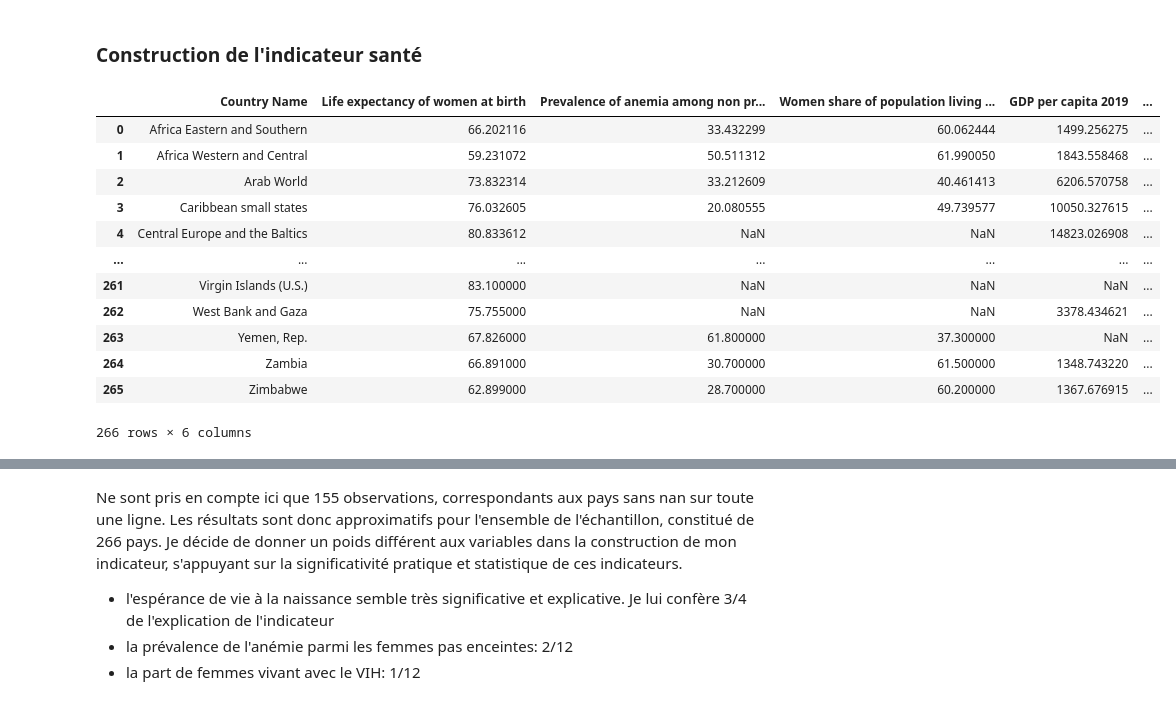
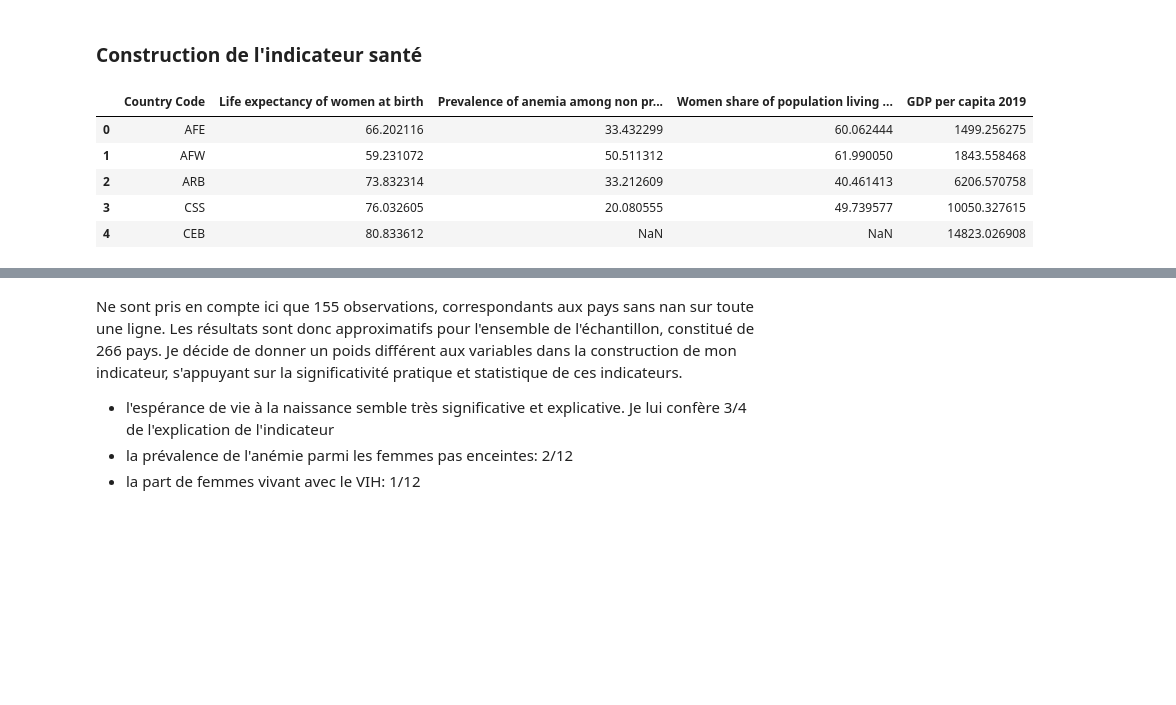
Before and after one commit to cmllbll/Gender-Inequalities-and-Development, a Jupyter notebook: Projet Python.ipynb, the cells around one changed output, grey strips where cells are left out. Cells and saved outputs as stored; diff of their text form; code cells hidden in the pictures; blank space fills up the shorter version.

```diff
--- a/Projet Python.ipynb
+++ b/Projet Python.ipynb
@@ -362,8 +344,6 @@ Trois variables:
 - Part des femmes non-enceintes anémiées (BM)
 - Part des femmes séropositives (BM)
 # %%
-df_esperance_de_vie= df_bm2[df_bm2['Indicator Code']=="SP.DYN.LE00.FE.IN"]
-df_esperance_de_vie=df_esperance_de_vie[["Country Name","2019"]]
-df_esperance_de_vie.rename(columns={'2019': 'Life expectancy of women at birth'}, inplace=True)
+df_esperance_de_vie=bm_select("SP.DYN.LE00.FE.IN", 'Life expectancy of women at birth' )
 df_esperance_de_vie.head(5)
 # %% [output]
@@ -376,6 +356,4 @@ df_esperance_de_vie.head(5)
 # %%
-df_anemia= df_bm2[df_bm2['Indicator Code']=="SH.ANM.NPRG.ZS"]
-df_anemia=df_anemia[["Country Name", "2019"]]
-df_anemia.rename(columns={'2019': 'Prevalence of anemia among non pregnant women'}, inplace=True)
+df_anemia=bm_select("SH.ANM.NPRG.ZS", 'Prevalence of anemia among non pregnant women' )
 df_anemia.head(5)
 # %% [output]
@@ -388,6 +366,4 @@ df_anemia.head(5)
 # %%
-df_hiv= df_bm2[df_bm2['Indicator Code']=="SH.DYN.AIDS.FE.ZS"]
-df_hiv=df_hiv[["Country Name", "2019"]]
-df_hiv.rename(columns={'2019': 'Women share of population living with HIV'}, inplace=True)
+df_hiv=bm_select("SH.DYN.AIDS.FE.ZS", 'Women share of population living with HIV' )
 df_hiv.head(5)
 # %% [output]
@@ -400,5 +376,4 @@ df_hiv.head(5)
 # %%
 # On fusionne tout ça dans le df santé
-df_sante=df_esperance_de_vie.merge(df_anemia, on='Country Name', how='left')
-df_sante=df_sante.merge(df_hiv, on='Country Name', how='outer')
-df_sante
+df_sante=df_esperance_de_vie.merge(df_anemia, on='Country Code', how='left')
+df_sante=df_sante.merge(df_hiv, on='Country Code', how='outer')
@@ -419,20 +380,13 @@ df_sante
 # %% [markdown]
 ### Construction de l'indicateur santé
 # %%
-df_sante=df_sante.merge(df_pib, on='Country Name', how='outer')
-df_sante
+df_sante=df_sante.merge(df_pib, on='Country Code', how='outer')
+df_sante.head(5)
 # %% [output]
-|  | Country Name | Life expectancy of women at birth | Prevalence of anemia among non pr... | Women share of population living ... | GDP per capita 2019 | ... |
-| 0 | Africa Eastern and Southern | 66.202116 | 33.432299 | 60.062444 | 1499.256275 | ... |
-| 1 | Africa Western and Central | 59.231072 | 50.511312 | 61.990050 | 1843.558468 | ... |
-| 2 | Arab World | 73.832314 | 33.212609 | 40.461413 | 6206.570758 | ... |
-| 3 | Caribbean small states | 76.032605 | 20.080555 | 49.739577 | 10050.327615 | ... |
-| 4 | Central Europe and the Baltics | 80.833612 | NaN | NaN | 14823.026908 | ... |
-| ... | ... | ... | ... | ... | ... | ... |
-| 261 | Virgin Islands (U.S.) | 83.100000 | NaN | NaN | NaN | ... |
-| 262 | West Bank and Gaza | 75.755000 | NaN | NaN | 3378.434621 | ... |
-| 263 | Yemen, Rep. | 67.826000 | 61.800000 | 37.300000 | NaN | ... |
-| 264 | Zambia | 66.891000 | 30.700000 | 61.500000 | 1348.743220 | ... |
-| 265 | Zimbabwe | 62.899000 | 28.700000 | 60.200000 | 1367.676915 | ... |
+|  | Country Code | Life expectancy of women at birth | Prevalence of anemia among non pr... | Women share of population living ... | GDP per capita 2019 |
+| 0 | AFE | 66.202116 | 33.432299 | 60.062444 | 1499.256275 |
+| 1 | AFW | 59.231072 | 50.511312 | 61.990050 | 1843.558468 |
+| 2 | ARB | 73.832314 | 33.212609 | 40.461413 | 6206.570758 |
+| 3 | CSS | 76.032605 | 20.080555 | 49.739577 | 10050.327615 |
+| 4 | CEB | 80.833612 | NaN | NaN | 14823.026908 |
-266 rows × 6 columns
 # %%
```
Also changed, not shown: parts of 92 cells of this notebook.
